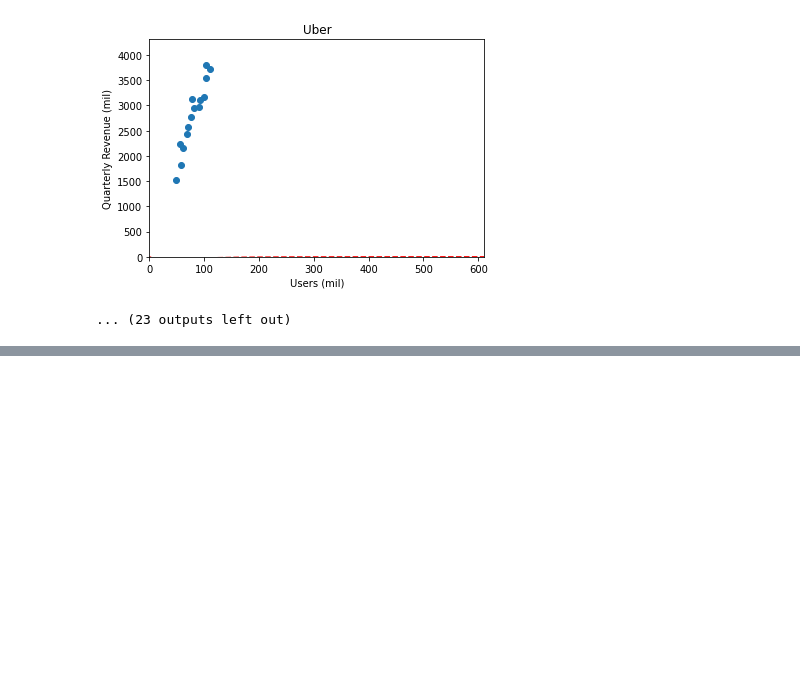
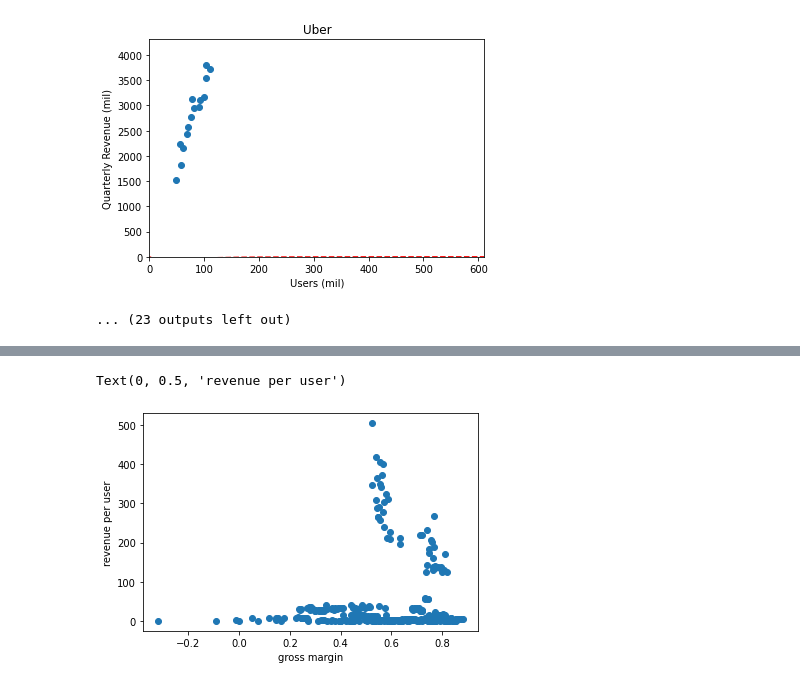
Before and after one commit to kambielawski/uciml_data_analysis, a Jupyter notebook: companies_scratchpad.ipynb, the cells around one changed output, grey strips where cells are left out. Drawn from its saved outputs; the diff is of its cells as text; code cells hidden in the pictures; blank space fills up the shorter version.

```diff
--- a/companies_scratchpad.ipynb
+++ b/companies_scratchpad.ipynb
@@ -374,0 +393,12 @@ beta:  [ 5.82713469e+92 -8.68882009e-02  1.34822944e-03]
+# %%
+# let's remove the outliers to the left - these datapoints
+# are from early on in Snapchat when they were running their company
+# at a steep loss
+
+data = data.drop(data.loc[data['gross_margin'] < -0.9].index)
+plt.scatter(data['gross_margin'], data['revenue_per_user'])
+plt.xlabel('gross margin')
+plt.ylabel('revenue per user')
+# %% [output]
+Text(0, 0.5, 'revenue per user')
+[figure, added]
```
Also changed, not shown: parts of 12 cells of this notebook.
